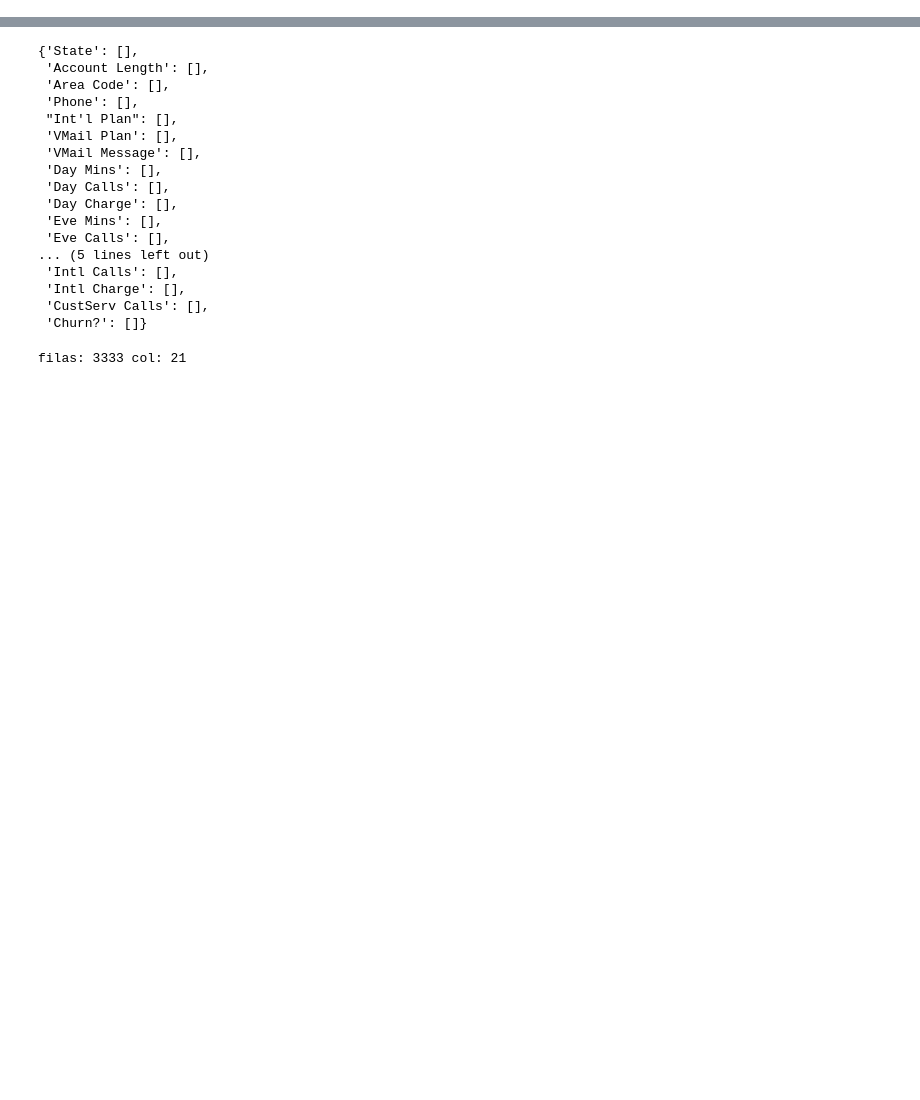
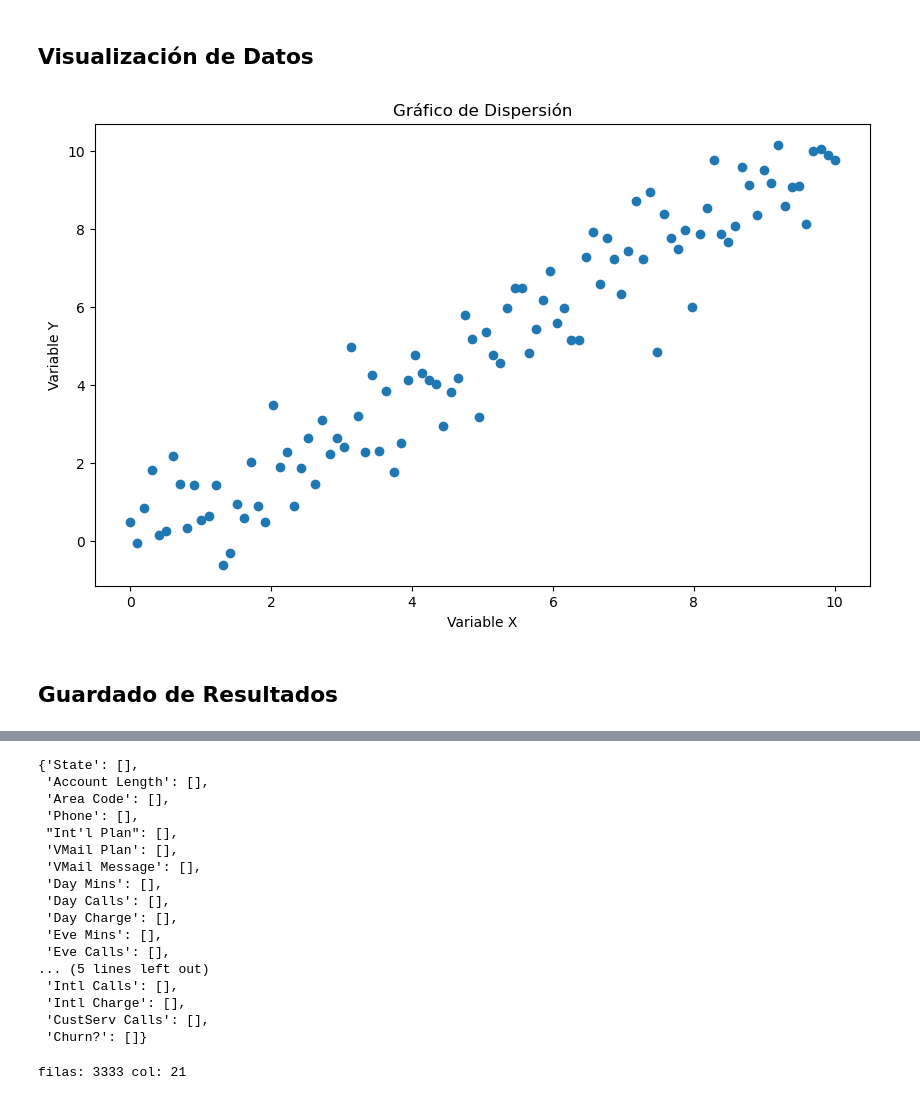
Before and after one commit to cpatagon/Python_Numerico, a Jupyter notebook: clases/01_Introduccion_python/01_05_LecturaDatos .ipynb, the cells around one changed output, grey strips where cells are left out. Drawn from its saved outputs; the diff is of its cells as text; code cells hidden in the pictures; blank space fills up the shorter version.

```diff
--- a/clases/01_Introduccion_python/01_05_LecturaDatos .ipynb
+++ b/clases/01_Introduccion_python/01_05_LecturaDatos .ipynb
@@ -118,0 +37,4 @@ lo primero que hacemos es importar las librerías con las que trabajaresmos y qu
+# %%
+# Suponiendo que tenemos un archivo 'datos_numericos.xlsx'
+df_excel = pd.read_excel('datos_numericos.xlsx', sheet_name='Sheet1')
+print(df_excel.head())
@@ -118,0 +59,8 @@ lo primero que hacemos es importar las librerías con las que trabajaresmos y qu
+# %%
+df = df_excel
+print(df.describe())
+
+# Calcular media y desviación estándar de una columna específica
+mean = np.mean(df['columna_numerica'])
+std_dev = np.std(df['columna_numerica'])
+print(f"Media: {mean}, Desviación Estándar: {std_dev}")
@@ -118,0 +122,7 @@ lo primero que hacemos es importar las librerías con las que trabajaresmos y qu
+# %%
+# Normalización de datos
+df_normalized = (df - df.mean()) / df.std()
+
+# Aplicar una función a una columna
+df['log_columna'] = np.log(df['columna_positiva'])
+df
@@ -118,0 +143,16 @@ lo primero que hacemos es importar las librerías con las que trabajaresmos y qu
+# %% [markdown]
+## Visualización de Datos
+# %%
+df['x']=df['variable_independiente']
+df['y']=df['variable_dependiente']
+
+plt.figure(figsize=(10, 6))
+plt.scatter(df['x'], df['y'])
+plt.title('Gráfico de Dispersión')
+plt.xlabel('Variable X')
+plt.ylabel('Variable Y')
+plt.show()
+# %% [output]
+[figure, added]
+# %% [markdown]
+## Guardado de Resultados
```
Also changed, not shown: parts of 19 cells of this notebook, 6 other files.
